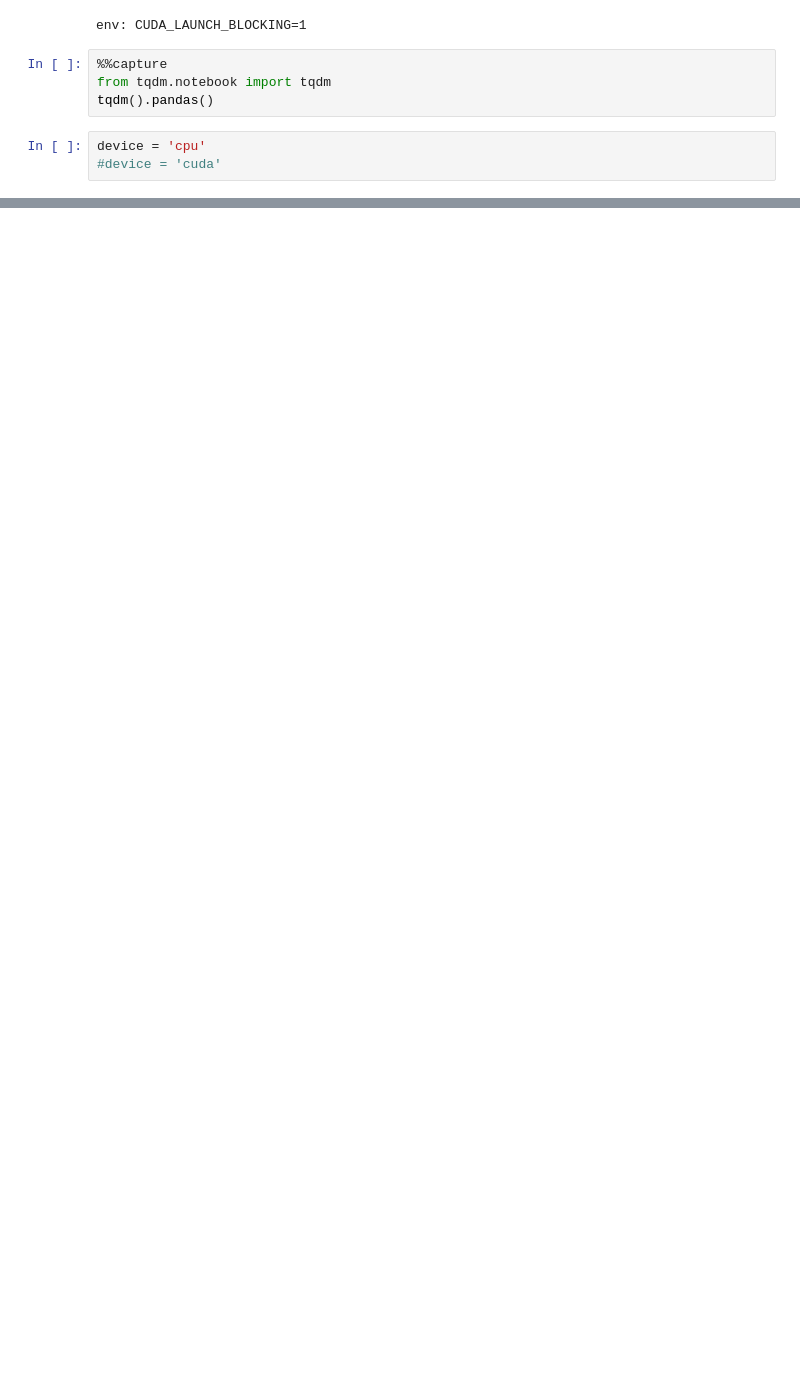
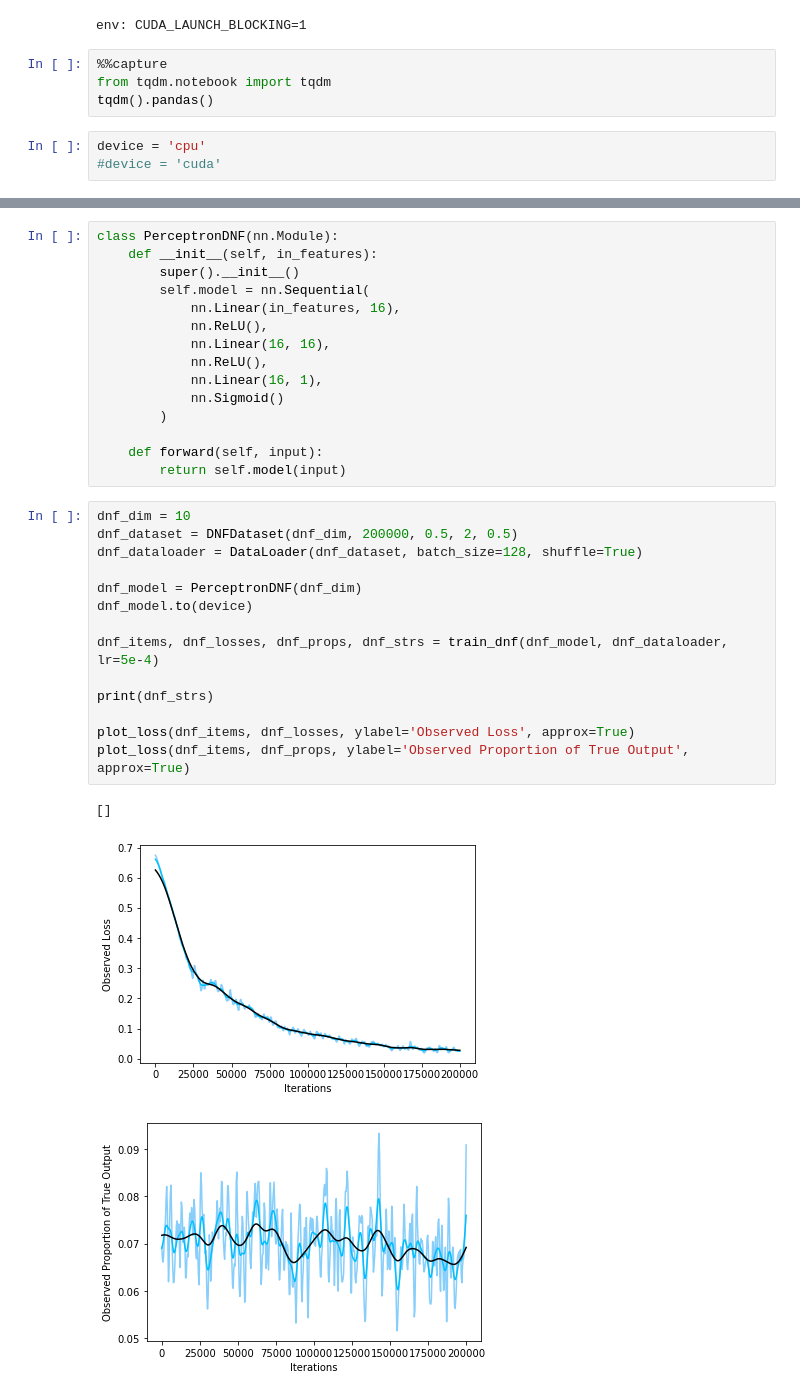
Before and after one commit to AndySham/chess-ai-backend, a Jupyter notebook: fuzzy_dnf.ipynb, the cells around one changed output, grey strips where cells are left out. Drawn from its saved outputs; the diff is of its cells as text; blank space fills up the shorter version.

```diff
--- a/fuzzy_dnf.ipynb
+++ b/fuzzy_dnf.ipynb
@@ -73,2 +108,35 @@ tensor([[0., 0., 1., 0., 0.],
+# %%
+class PerceptronDNF(nn.Module):
+    def __init__(self, in_features):
+        super().__init__()
+        self.model = nn.Sequential(
+            nn.Linear(in_features, 16),
+            nn.ReLU(),
+            nn.Linear(16, 16),
+            nn.ReLU(),
+            nn.Linear(16, 1),
+            nn.Sigmoid()
+        )
+
+    def forward(self, input):
+        return self.model(input)
+# %%
+dnf_dim = 10
+dnf_dataset = DNFDataset(dnf_dim, 200000, 0.5, 2, 0.5)
+dnf_dataloader = DataLoader(dnf_dataset, batch_size=128, shuffle=True)
+
+dnf_model = PerceptronDNF(dnf_dim)
+dnf_model.to(device)
+
+dnf_items, dnf_losses, dnf_props, dnf_strs = train_dnf(dnf_model, dnf_dataloader, lr=5e-4)
+
+print(dnf_strs)
+
+plot_loss(dnf_items, dnf_losses, ylabel='Observed Loss', approx=True)
+plot_loss(dnf_items, dnf_props, ylabel='Observed Proportion of True Output', approx=True)
+# %% [output]
+[]
+[figure, added]
+[figure, added]
 # %%
 detail = 100
```
Also changed, not shown: parts of 13 cells of this notebook, 29 other files.
